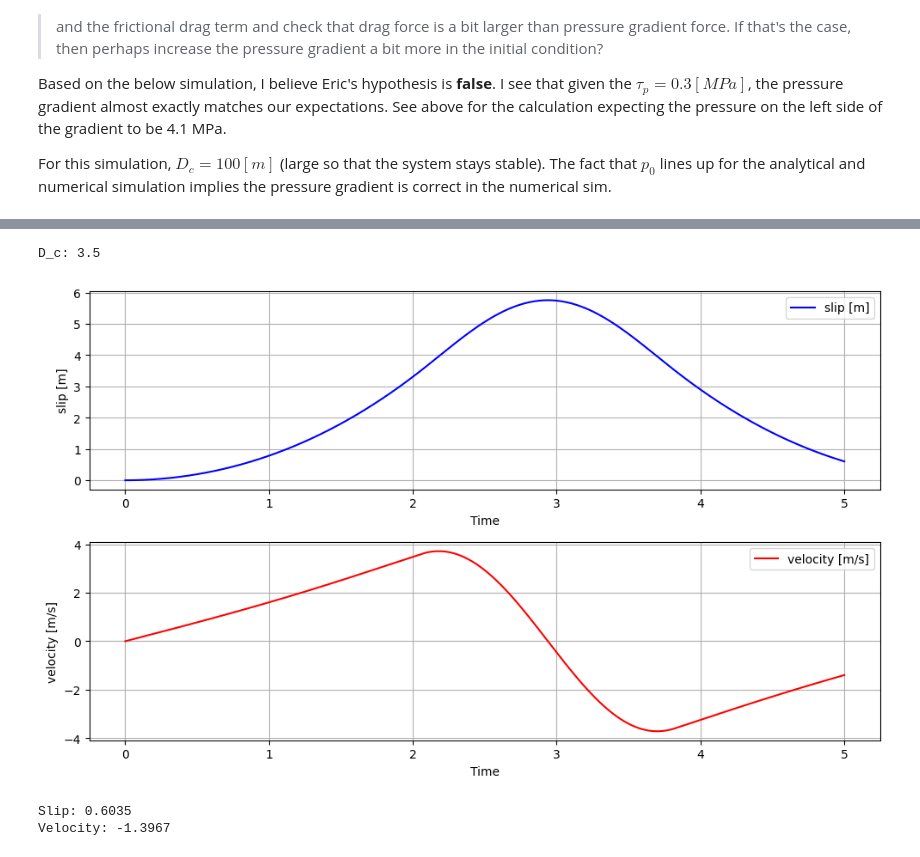
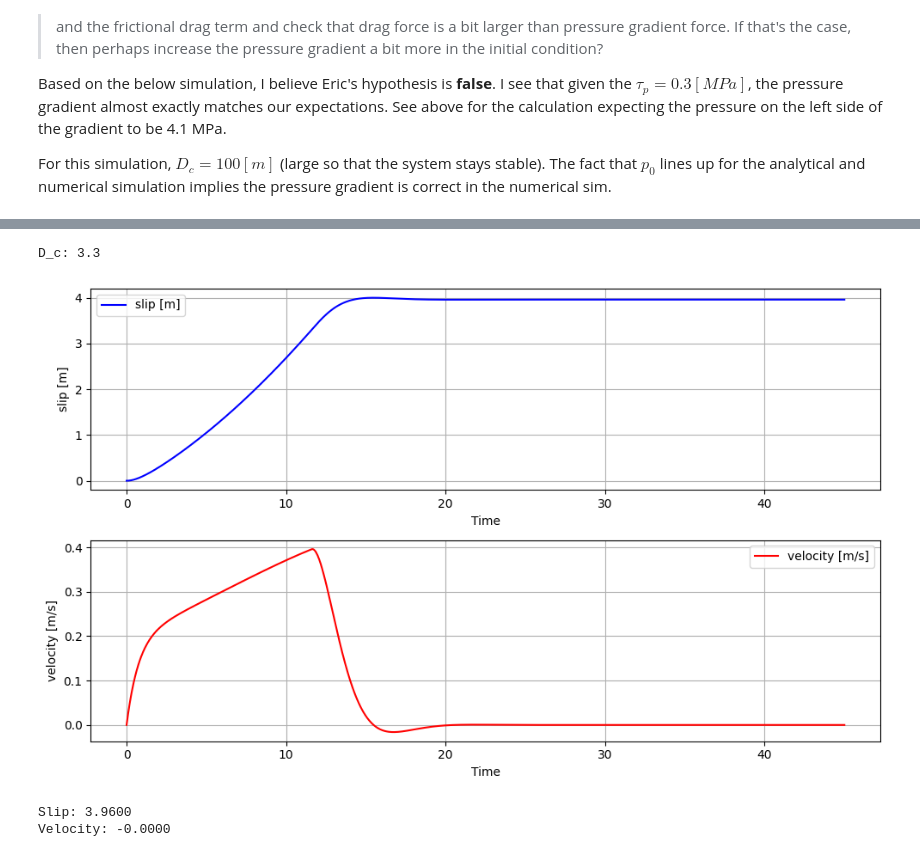
Before and after one commit to fredriclam/quail_volcano, a Jupyter notebook: scenarios/simple_1D_test/2025.03.17.experiments.ipynb, the cells around one changed output, grey strips where cells are left out. Cells and saved outputs as stored; diff of their text form; code cells hidden in the pictures.

```diff
--- a/scenarios/simple_1D_test/2025.03.17.experiments.ipynb
+++ b/scenarios/simple_1D_test/2025.03.17.experiments.ipynb
@@ -270,11 +305,17 @@ tau_r = 0  # residual shear stress
 R = 10      # Radius [m]
 L_plug = 100 # Plug length
 
-M_plug = R**2 * np.pi * L_plug * 2.6e3    # Mass
+rho = 2.6e3  # Density
+
+M_plug = R**2 * np.pi * L_plug * rho    # Mass
+C = 600 # [m/s] Speed of sound in magma
 
 # Account for adding mass effect.
 M_eff = M_plug * (1 + L_melt / (L_plug*2))
-D_c = 3.5
+D_c = 3.3
+
+# visocity
+mu = 5e4
 
 A = np.pi * R**2  # Cross-sectional area
 p0 = 4.5e6  # Pressure at the top of the conduit
@@ -296,8 +337,12 @@ def system(state, t):
     ds1_dt = s2
 
     # ds2/dt = (-A*K*s2)/(M*L_melt) + ((tau_p - tau_s)*2*pi*R*(L_plug - s1)*s1)/M
-    ds2_dt = (-A * K * s1) / (M_eff * L_melt) + A * (p0 - p_atm) / M_eff - \
-             (tau(s1) * 2 * np.pi * R * (L_plug - s1)) / M_eff
+    ds2_dt = (-A * K * s1) / (M_eff * L_melt) + \
+            0.5 *(A * (p0 - p_atm) / M_eff) + \
+             - (tau(s1) * 2 * np.pi * R * (L_plug - s1)) / M_eff - \
+             4 * np.pi * mu * L_melt * s2 / M_eff \
+            - (A * rho * C * s2 / M_eff) * 0.5
+
 
     return [ds1_dt, ds2_dt]
 
@@ -307,41 +352,41 @@ s2_0 = 0.0  # Initial velocity
 initial_state = [s1_0, s2_0]
 
 # Time points
-t = np.linspace(0, 5, 10000)  # Time from 0 to 10 with 1000 points
+t = np.linspace(0, 45, 1000)  # Time from 0 to 10 with 1000 points
 
 # Solve the differential equations
 solution = odeint(system, initial_state, t)
 
 # Extract solutions
 s1 = solution[:, 0]  # Position
 s2 = solution[:, 1]  # Velocity
 
 # Plot results
 plt.figure(figsize=(10, 6))
 
 plt.subplot(2, 1, 1)
 plt.plot(t, s1, 'b-', label='slip [m]')
 plt.grid(True)
 plt.xlabel('Time')
 plt.ylabel('slip [m]')
 plt.legend()
 
 plt.subplot(2, 1, 2)
 plt.plot(t, s2, 'r-', label='velocity [m/s]')
 plt.grid(True)
 plt.xlabel('Time')
 plt.ylabel('velocity [m/s]')
 plt.legend()
 
 print(f"D_c: {D_c}")
 plt.tight_layout()
 plt.show()
 
 # Optional: Print some key values
 print(f"Slip: {s1[-1]:.4f}")
 print(f"Velocity: {s2[-1]:.4f}")
 # %% [output]
-D_c: 3.5
+D_c: 3.3
-[figure, old version]
+[figure, new version]
-Slip: 0.6035
-Velocity: -1.3967
+Slip: 3.9600
+Velocity: -0.0000
```
Also changed, not shown: parts of 20 cells of this notebook, 2 other files.
